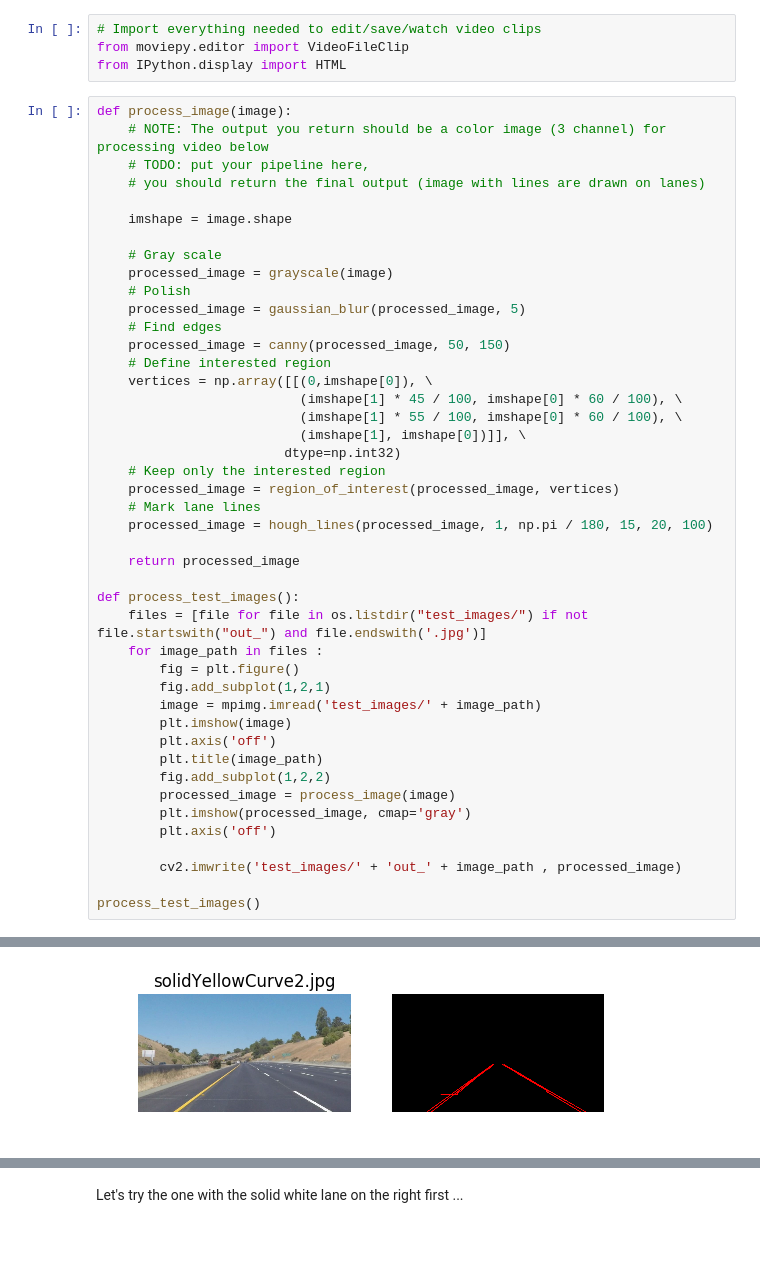
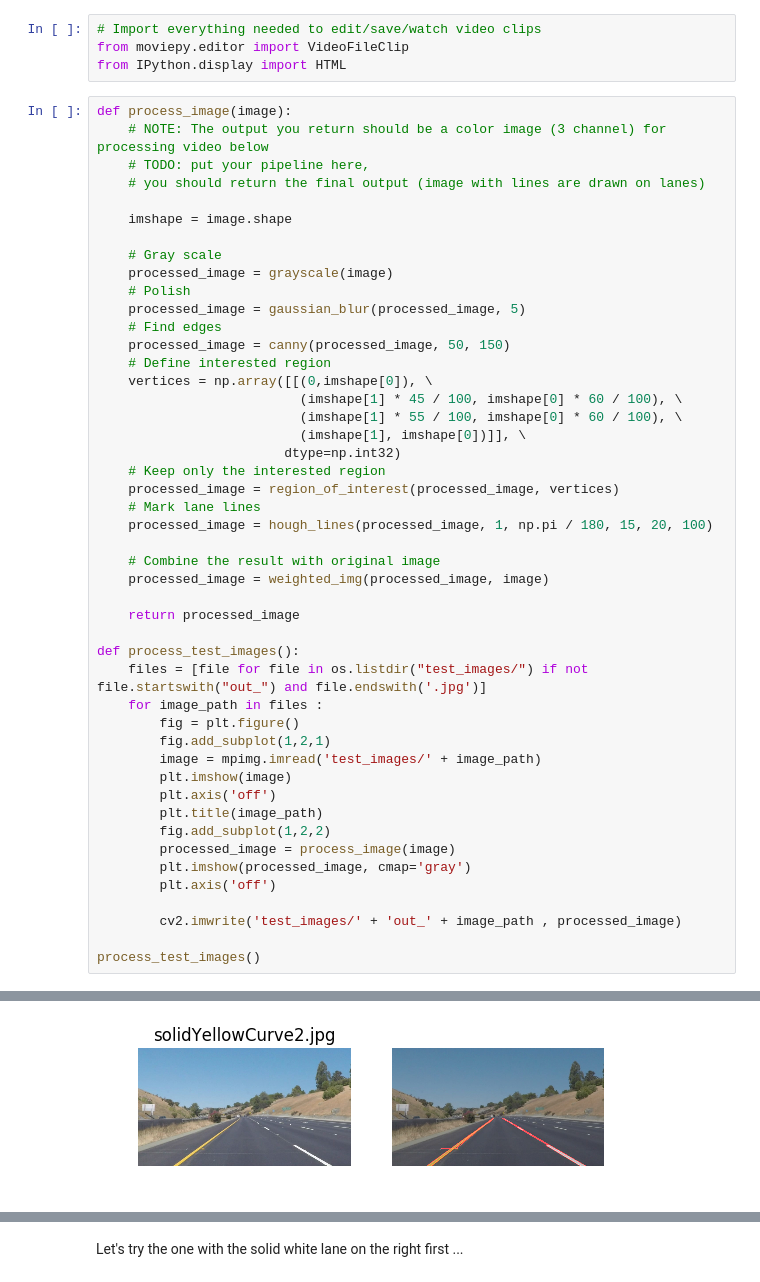
Before and after one commit to shawpan/CarND-LaneLines-P1, a Jupyter notebook: P1.ipynb, the cells around one changed output, grey strips where cells are left out. Saved outputs shown, nothing was run; the diff lists cells and outputs as text; blank space fills up the shorter version.

Commit message:
Combined the output with original images and applied the process in video files

```diff
--- a/P1.ipynb
+++ b/P1.ipynb
@@ -208,6 +208,9 @@ def process_image(image):
     # Mark lane lines
     processed_image = hough_lines(processed_image, 1, np.pi / 180, 15, 20, 100)
 
+    # Combine the result with original image
+    processed_image = weighted_img(processed_image, image)
+
     return processed_image
 
 def process_test_images():
@@ -234 +237 @@ process_test_images()
-[figure, old version]
+[figure, new version]
```
Also changed, not shown: parts of 5 cells of this notebook, 8 other files.
